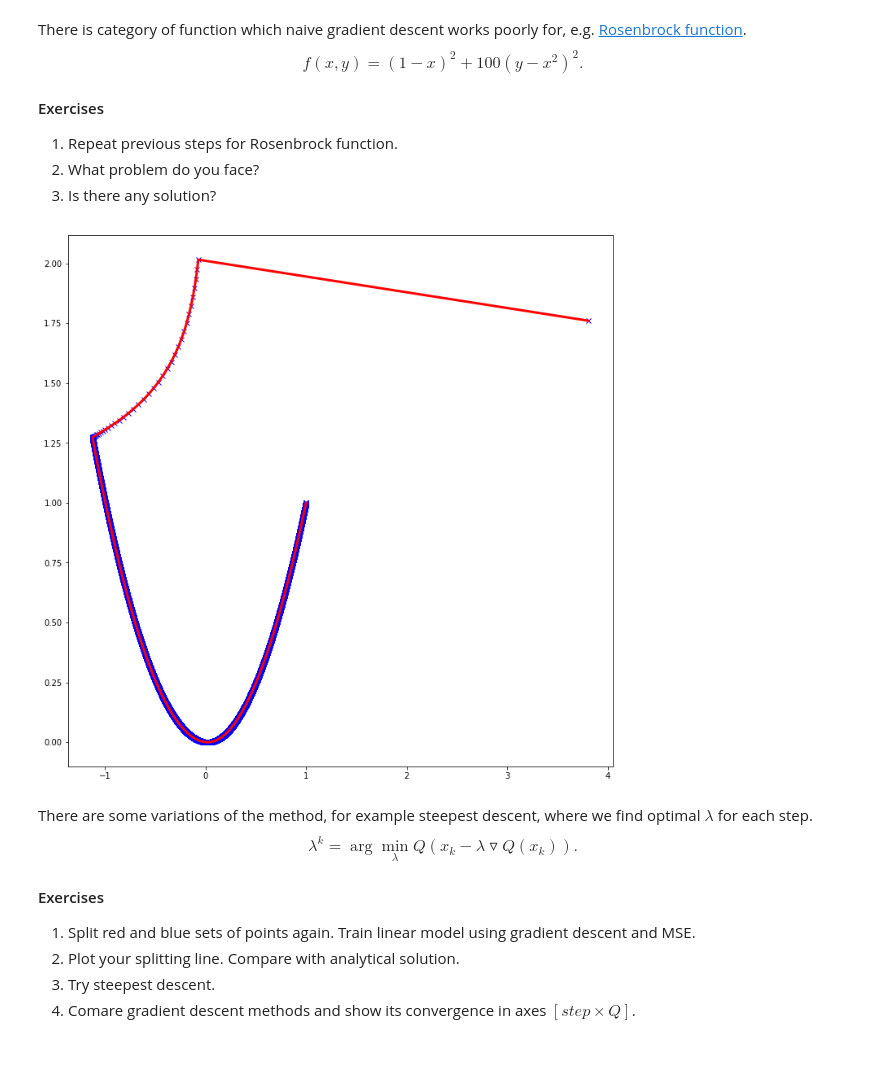
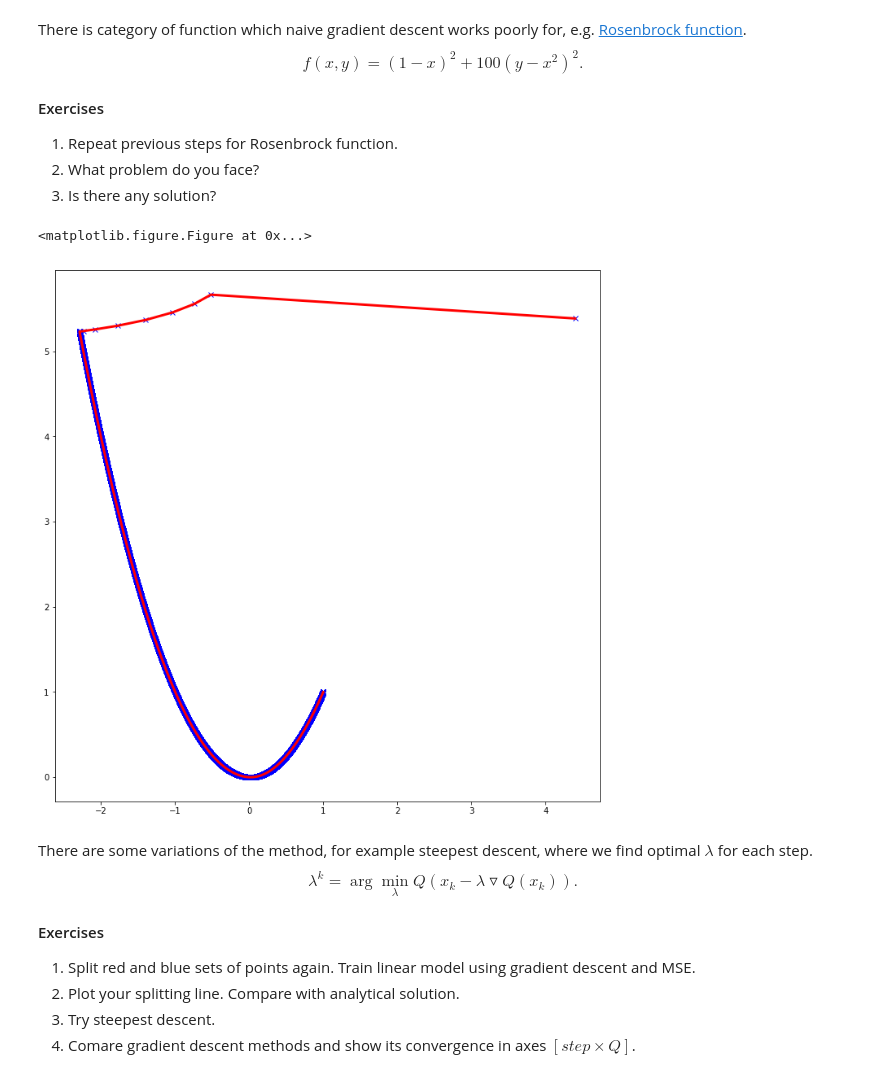
Before and after one commit to dgradoboev/Sonia, a Jupyter notebook: labs/lab-1-Copy1.ipynb, the cells around one changed output. Saved outputs shown, nothing was run; the diff lists cells and outputs as text; code cells hidden in the pictures.

```diff
--- a/labs/lab-1-Copy1.ipynb
+++ b/labs/lab-1-Copy1.ipynb
@@ -353,29 +353,30 @@ $$f(x, y) = (1-x)^2 + 100(y-x^2)^2.$$
 # %%
 plt.figure(figsize=(12,12))
 curX = random.random() * 10
 curY = random.random() * 10
 
 trace = [[curX, curY]]
 
 eps = 1
 
 while (eps > 10**(-10)):
     Lambda = 0.0001
     nextX = curX - Lambda*(-4*(1 - curX + 200*curX*curY-200*curX**3))
     nextY = curY - Lambda*(200*(curY - curX**2))
-    eps = ((curX - nextX)**2 + (curX - nextX)**2)**0.5
+    eps = ((curX - nextX)**2 + (curY - nextY)**2)**0.5
     curX = nextX
     curY = nextY
     trace.append([curX, curY])
 
 trace = np.asarray(trace)
 
 plt.plot(trace[:, 0], trace[:, 1], "bx")
 plt.plot(trace[:, 0], trace[:, 1], "r", linewidth = 3)
 
 plt.show()
 # %% [output]
+<matplotlib.figure.Figure at 0x...>
-[figure, old version]
+[figure, new version]
 # %% [markdown]
 There are some variations of the method, for example steepest descent, where we find optimal $\lambda$ for each step.
 $$\lambda^{k} = \arg\min_{\lambda}Q(x_k - \lambda\triangledown Q(x_k)).$$
```
Also changed, not shown: parts of 7 cells of this notebook.
